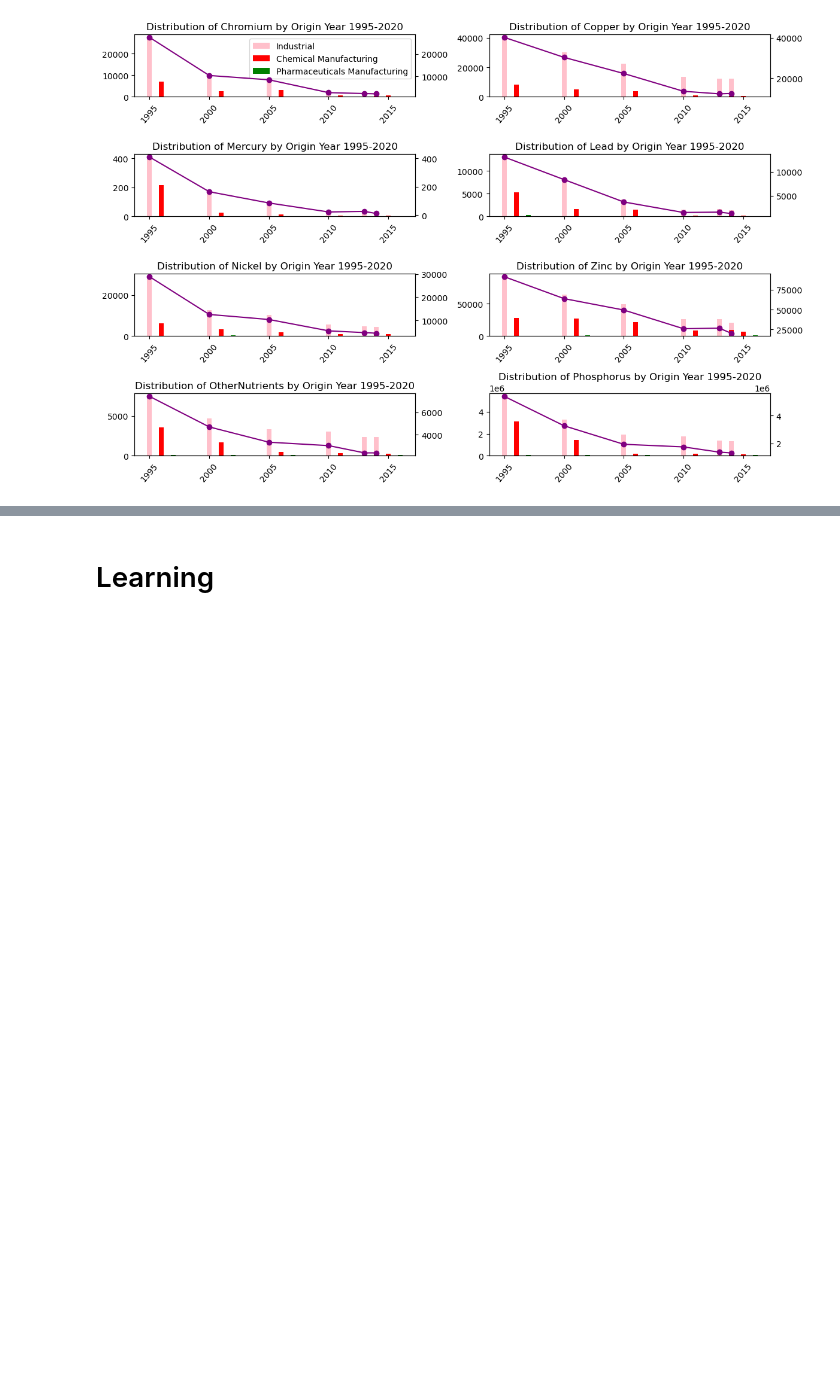
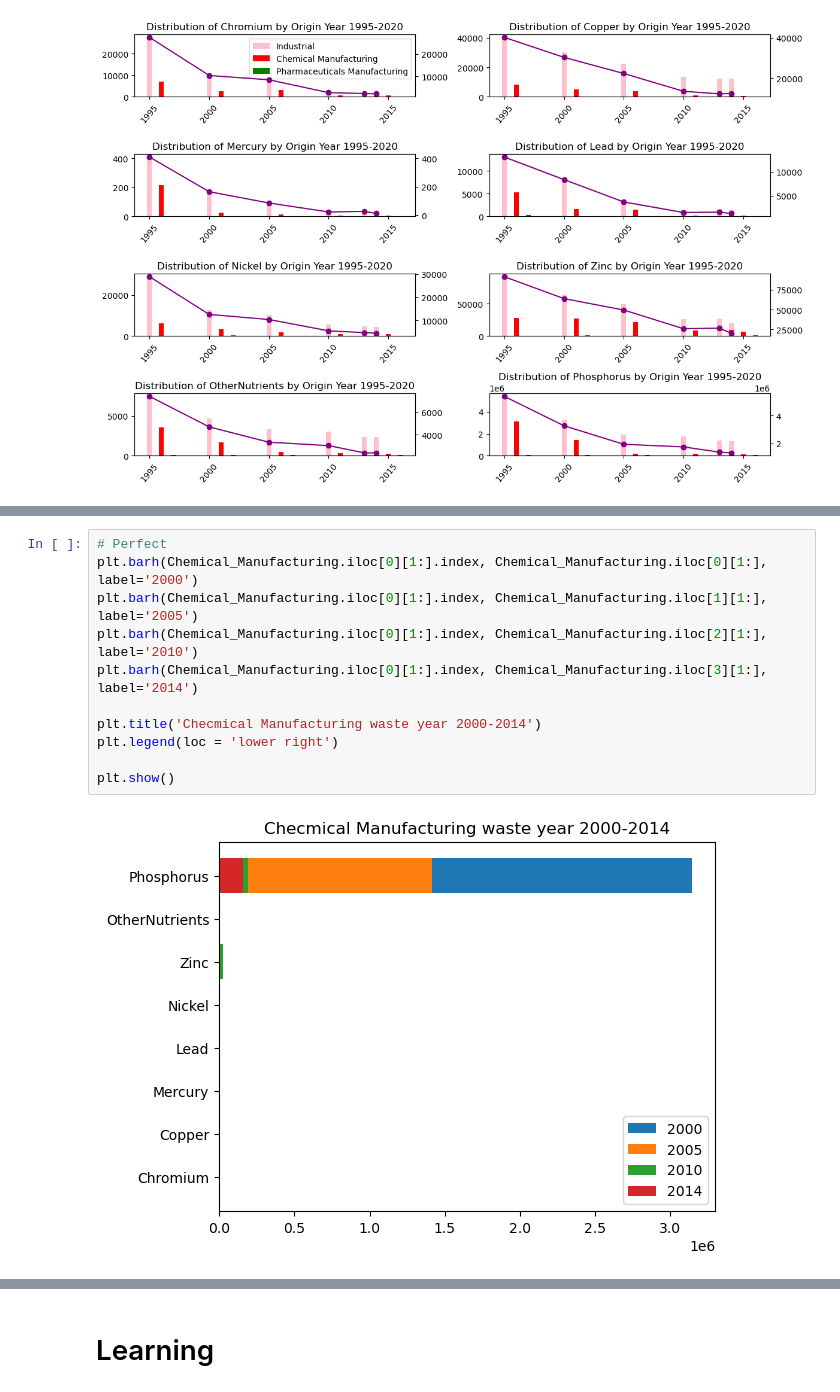
Before and after one commit to imbilalbutt/made-template-ws2324, a Jupyter notebook: project/data_exploration.ipynb, the cells around one changed output, grey strips where cells are left out. Cells and saved outputs as stored; diff of their text form; blank space fills up the shorter version.

```diff
--- a/project/data_exploration.ipynb
+++ b/project/data_exploration.ipynb
@@ -1253,0 +1298,13 @@ Industrial
+# %%
+# Perfect
+plt.barh(Chemical_Manufacturing.iloc[0][1:].index, Chemical_Manufacturing.iloc[0][1:], label='2000')
+plt.barh(Chemical_Manufacturing.iloc[0][1:].index, Chemical_Manufacturing.iloc[1][1:], label='2005')
+plt.barh(Chemical_Manufacturing.iloc[0][1:].index, Chemical_Manufacturing.iloc[2][1:], label='2010')
+plt.barh(Chemical_Manufacturing.iloc[0][1:].index, Chemical_Manufacturing.iloc[3][1:], label='2014')
+
+plt.title('Checmical Manufacturing waste year 2000-2014')
+plt.legend(loc = 'lower right')
+
+plt.show()
+# %% [output]
+[figure, added]
```
Also changed, not shown: parts of 13 cells of this notebook.
